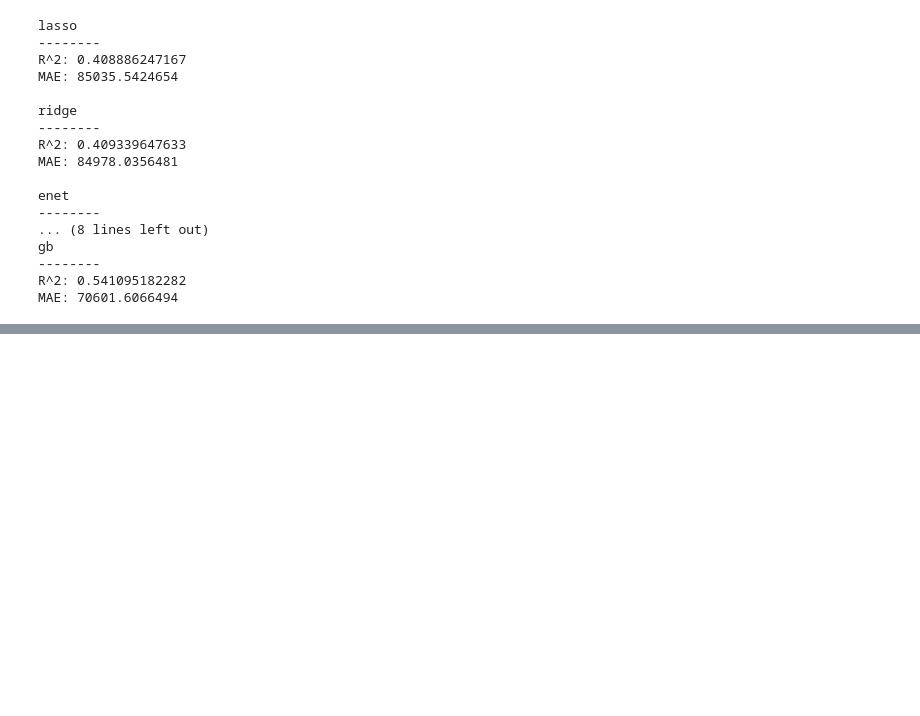
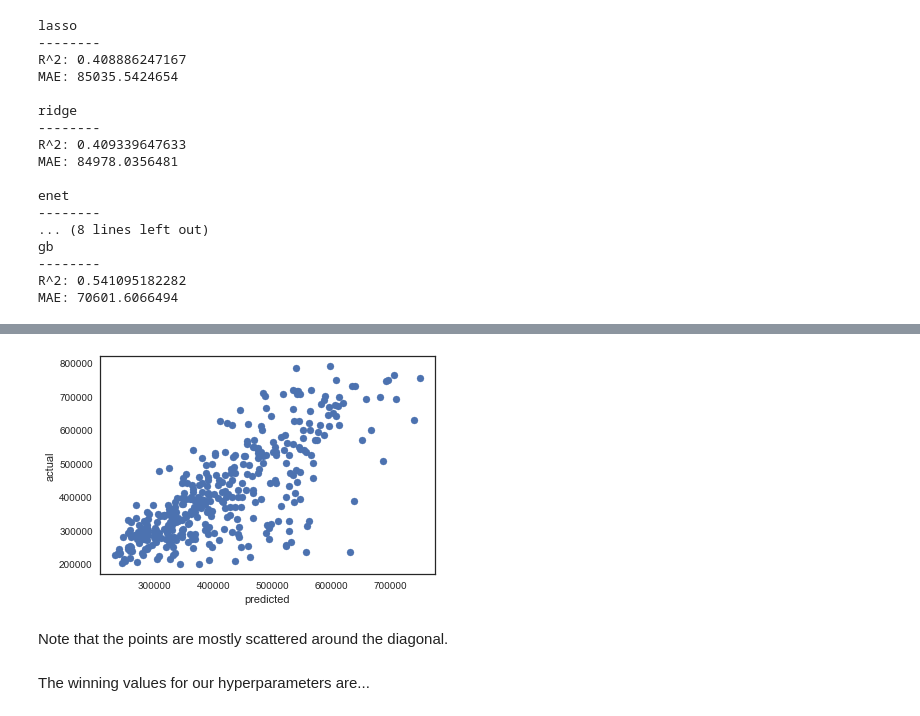
Before and after one commit to rk567/DSP, a Jupyter notebook: MachineLearning/Real Estate Prices/Predicting_transaction_prices1.ipynb, the cells around one changed output, grey strips where cells are left out. Saved outputs shown, nothing was run; the diff lists cells and outputs as text; code cells hidden in the pictures; blank space fills up the shorter version.

```diff
--- a/MachineLearning/Real Estate Prices/Predicting_transaction_prices1.ipynb
+++ b/MachineLearning/Real Estate Prices/Predicting_transaction_prices1.ipynb
@@ -1020,0 +1029,12 @@ Random forest has the highest $R_2$ and lowest MAE and also the lowest
+# %%
+gb_pred = fitted_models['rf'].predict(X_test)
+plt.scatter(gb_pred, y_test)
+plt.xlabel('predicted')
+plt.ylabel('actual')
+plt.show()
+# %% [output]
+[figure, added]
+# %% [markdown]
+Note that the points are mostly scattered around the diagonal.
+# %% [markdown]
+The winning values for our hyperparameters are...
```
Also changed, not shown: parts of 9 cells of this notebook, 2 other files.
